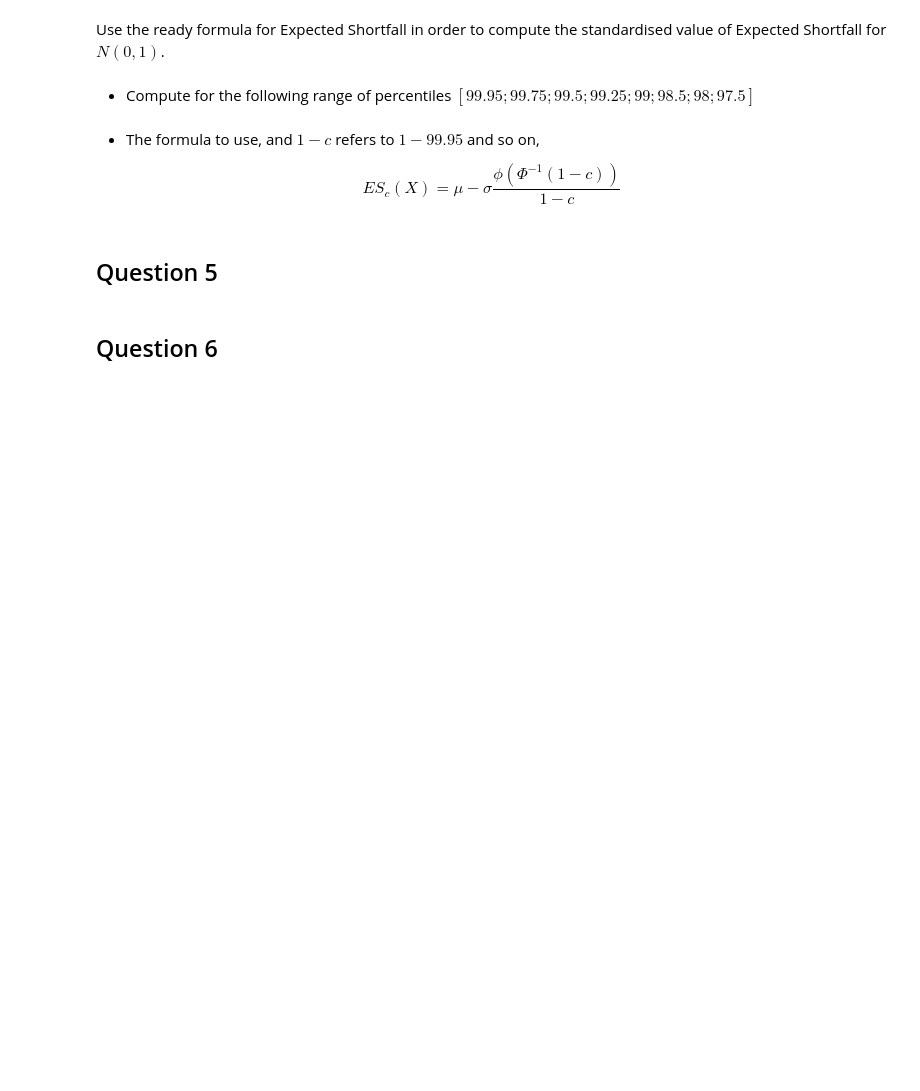
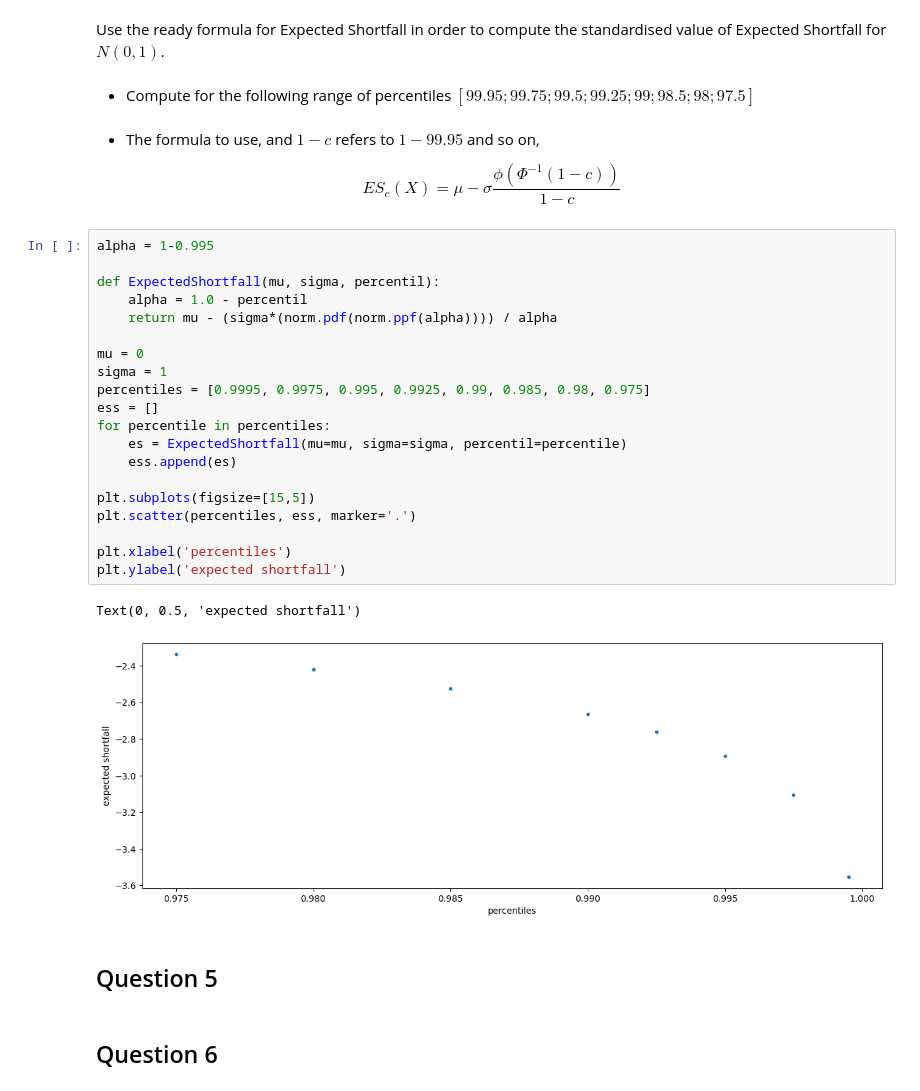
Before and after one commit to fbristotti/cqf, a Jupyter notebook: exam1/exam1.ipynb, the cells around one changed output. Cells and saved outputs as stored; diff of their text form; blank space fills up the shorter version.

```diff
--- a/exam1/exam1.ipynb
+++ b/exam1/exam1.ipynb
@@ -313,6 +314,29 @@ Use the ready formula for Expected Shortfall in order to compute the standardise
 - The formula to use, and $1-c$ refers to $1-99.95$ and so on,
 
 $$ES_{c}(X) = \mu - \sigma \frac{\phi(\Phi^{-1}(1-c))}{1-c}$$
+# %%
+alpha = 1-0.995
+
+def ExpectedShortfall(mu, sigma, percentil):
+    alpha = 1.0 - percentil
+    return mu - (sigma*(norm.pdf(norm.ppf(alpha)))) / alpha
+
+mu = 0
+sigma = 1
+percentiles = [0.9995, 0.9975, 0.995, 0.9925, 0.99, 0.985, 0.98, 0.975]
+ess = []
+for percentile in percentiles:
+    es = ExpectedShortfall(mu=mu, sigma=sigma, percentil=percentile)
+    ess.append(es)
+
+plt.subplots(figsize=[15,5])
+plt.scatter(percentiles, ess, marker='.')
+
+plt.xlabel('percentiles')
+plt.ylabel('expected shortfall')
+# %% [output]
+Text(0, 0.5, 'expected shortfall')
+[figure, added]
 # %% [markdown]
 ## Question 5
 # %% [markdown]
```
Also changed, not shown: parts of 1 cell of this notebook.
